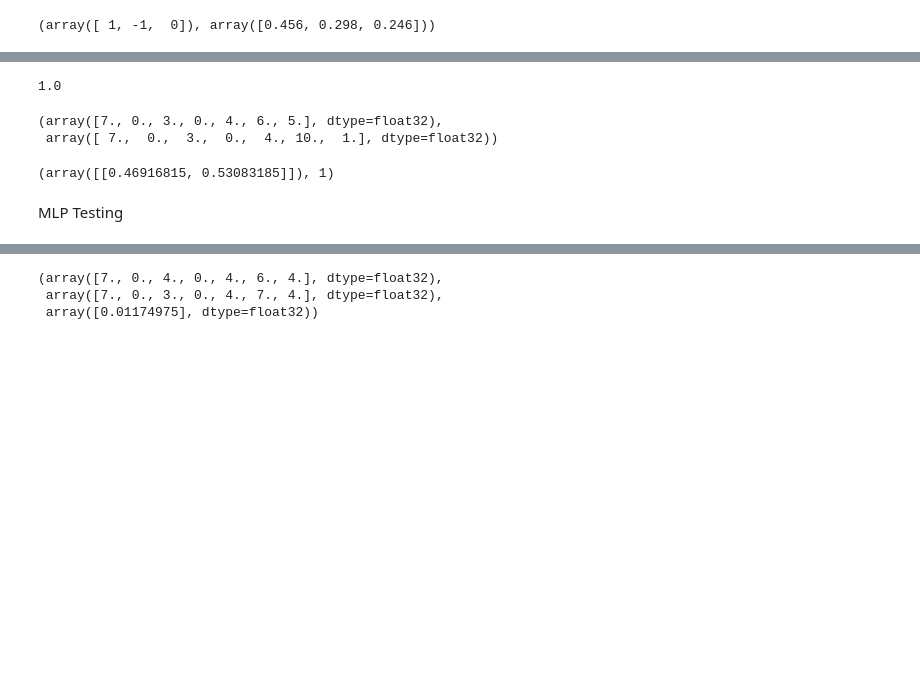
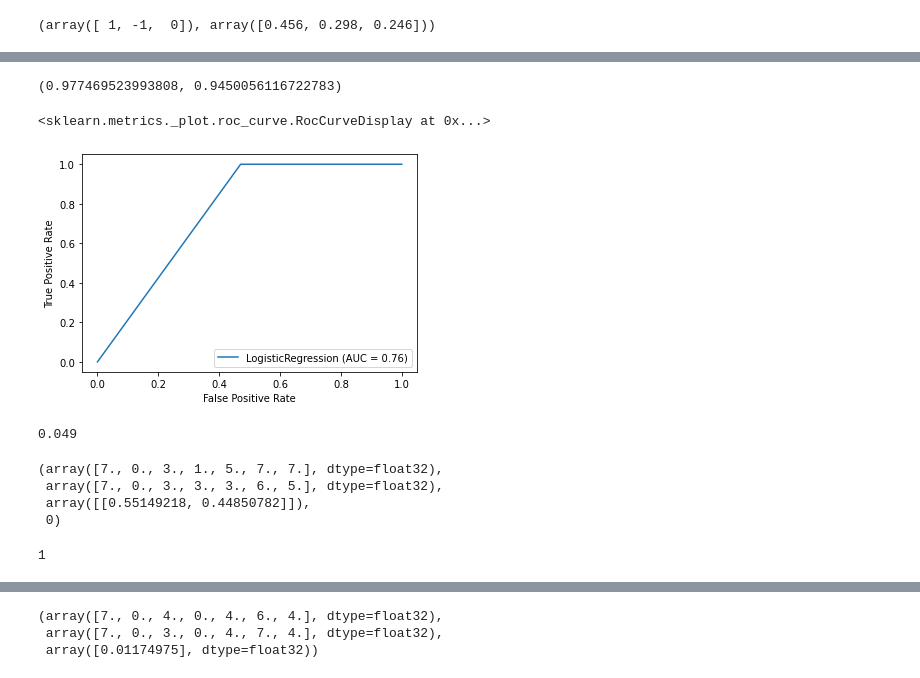
Before and after one commit to SpecificGenerality/PyDominion, a Jupyter notebook: notebooks/training.ipynb, the cells around one changed output, grey strips where cells are left out. Cells and saved outputs as stored; diff of their text form; code cells hidden in the pictures; blank space fills up the shorter version.

```diff
--- a/notebooks/training.ipynb
+++ b/notebooks/training.ipynb
@@ -176,19 +211,30 @@ model.score(test_X, wl_test_y)
 # %%
-roc_auc_score(wl_test_y, model.predict_proba(test_X)[:, 1])
+test_probs, pred_classes = model.predict_proba(test_X)[:, 1], model.predict(test_X)
-# %% [output]
-1.0
+# %%
+roc_auc_score(wl_test_y, test_probs), f1_score(wl_test_y, pred_classes)
+# %% [output]
+(0.977469523993808, 0.9450056116722783)
+# %%
+plot_roc_curve(model, test_X, wl_test_y)
+# %% [output]
+<sklearn.metrics._plot.roc_curve.RocCurveDisplay at 0x...>
+[figure, added]
 # %%
-test_X_classes = reg.predict(test_X)
-err = test_X[test_X_classes != test_y]
-i=10
+test_X_classes = model.predict(test_X)
+err = test_X[test_X_classes != wl_test_y]
+len(err) / len(test_X_classes)
+# %% [output]
+0.049
 # %%
-err[i][7:14], err[i][14:]
+i=3
+err[i][7:14], err[i][14:], model.predict_proba([err[i]]), wl_test_y[i]
 # %% [output]
-(array([7., 0., 3., 0., 4., 6., 5.], dtype=float32),
- array([ 7.,  0.,  3.,  0.,  4., 10.,  1.], dtype=float32))
+(array([7., 0., 3., 1., 5., 7., 7.], dtype=float32),
+ array([7., 0., 3., 3., 3., 6., 5.], dtype=float32),
+ array([[0.55149218, 0.44850782]]),
+ 0)
-# %%
-reg.predict_proba([err[i]]), y[i]
-# %% [output]
-(array([[0.46916815, 0.53083185]]), 1)
-# %% [markdown]
-MLP Testing
+# %%
+X_exhausted_duchies = list(filter(lambda x: x[3] < 1, test_X))
+len(X_exhausted_duchies)
+# %% [output]
+1
```
Also changed, not shown: parts of 31 cells of this notebook, 1 other file.
